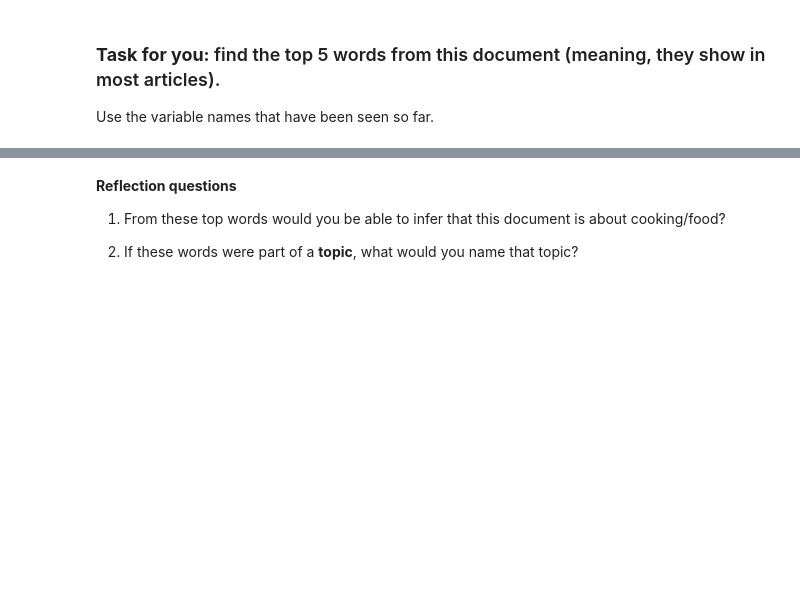
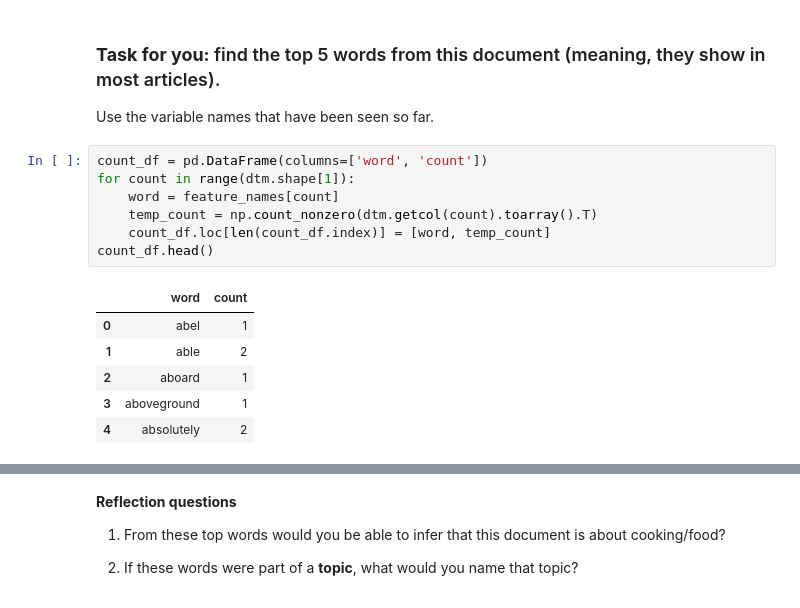
Before and after one commit to tsrogers9/cs3152024, a Jupyter notebook: CS315Week13LectureCode/TopicModeling/Topid Modeling with LDA.ipynb, the cells around one changed output, grey strips where cells are left out. Drawn from its saved outputs; the diff is of its cells as text; blank space fills up the shorter version.

```diff
--- a/CS315Week13LectureCode/TopicModeling/Topid Modeling with LDA.ipynb
+++ b/CS315Week13LectureCode/TopicModeling/Topid Modeling with LDA.ipynb
@@ -159,3 +274,17 @@ np.count_nonzero(dtm.getcol(4480).toarray().T)
 ### **Task for you:** find the top 5 words from this document (meaning, they show in most articles).
 
 Use the variable names that have been seen so far.
+# %%
+count_df = pd.DataFrame(columns=['word', 'count'])
+for count in range(dtm.shape[1]):
+    word = feature_names[count]
+    temp_count = np.count_nonzero(dtm.getcol(count).toarray().T)
+    count_df.loc[len(count_df.index)] = [word, temp_count]
+count_df.head()
+# %% [output]
+|  | word | count |
+| 0 | abel | 1 |
+| 1 | able | 2 |
+| 2 | aboard | 1 |
+| 3 | aboveground | 1 |
+| 4 | absolutely | 2 |
```
Also changed, not shown: parts of 53 cells of this notebook, 3 other files.
